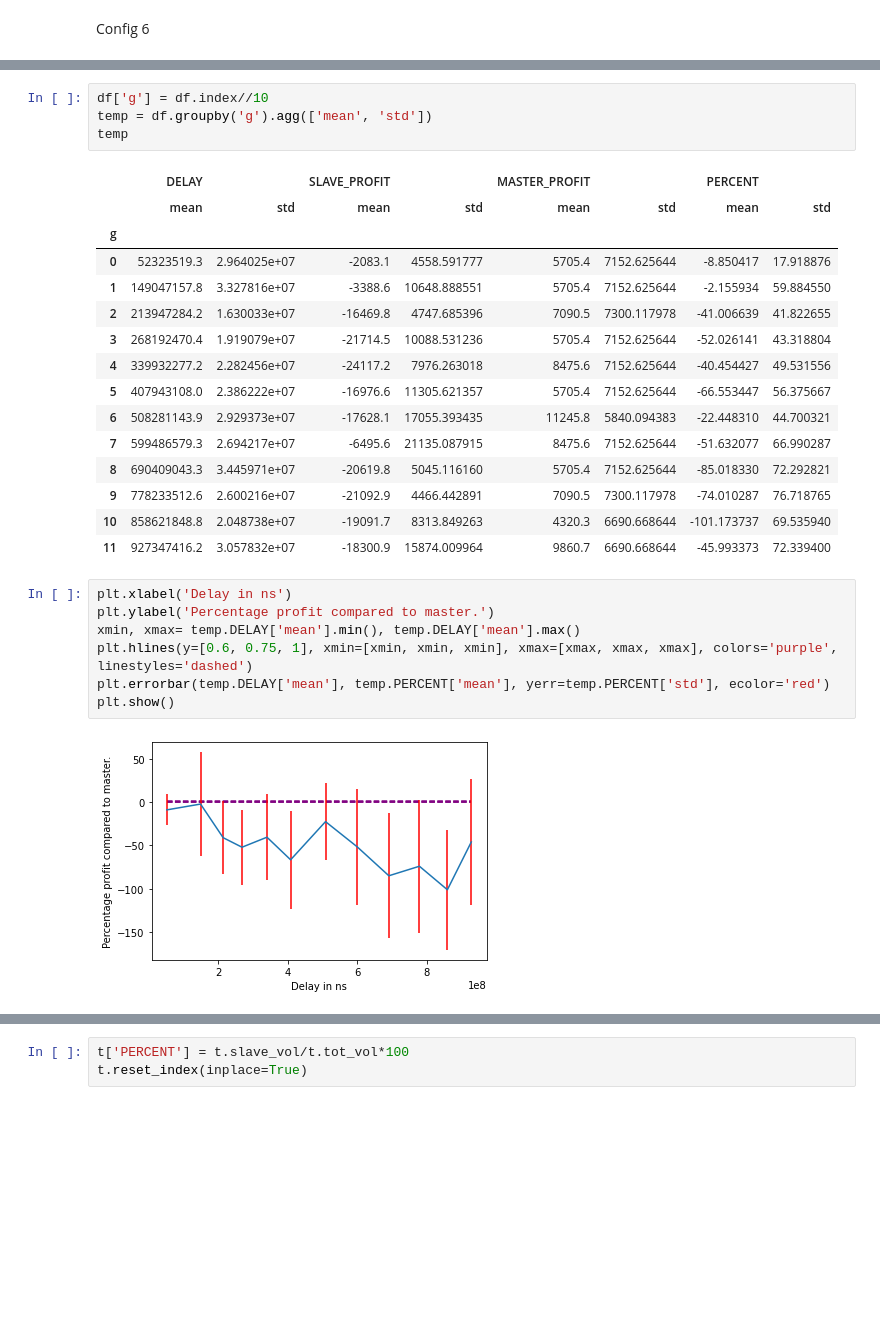
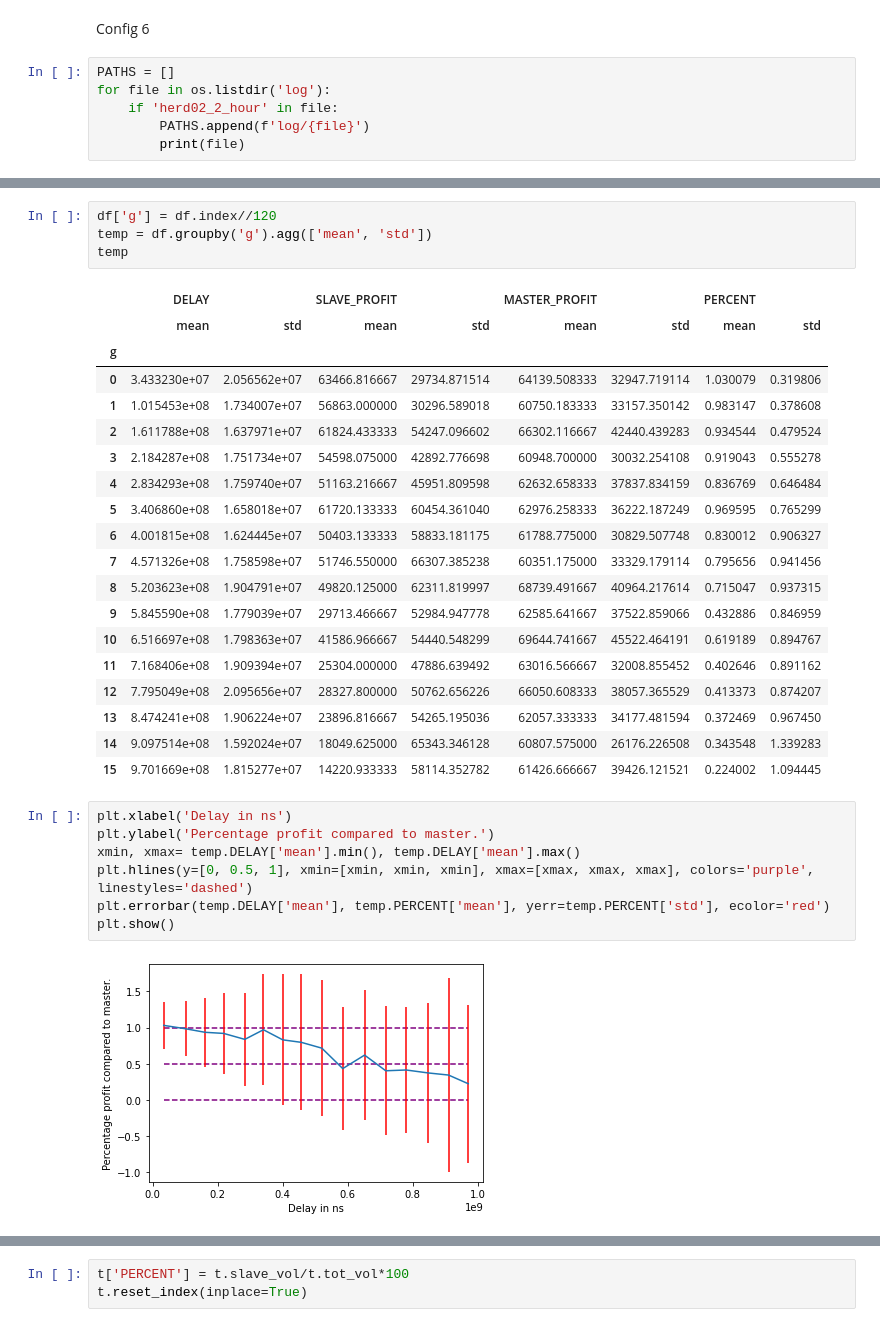
Before and after one commit to hogier/abides, a Jupyter notebook: explore.ipynb, the cells around one changed output, grey strips where cells are left out. Cells and saved outputs as stored; diff of their text form; blank space fills up the shorter version.

```diff
--- a/explore.ipynb
+++ b/explore.ipynb
@@ -494,2 +292,8 @@ plt.show()
 # %% [markdown]
 Config 6
+# %%
+PATHS = []
+for file in os.listdir('log'):
+    if 'herd02_2_hour' in file:
+        PATHS.append(f'log/{file}')
+        print(file)
@@ -531,32 +350,36 @@ df
 # %%
-df['g'] = df.index//10
+df['g'] = df.index//120
 temp = df.groupby('g').agg(['mean', 'std'])
 temp
 # %% [output]
 |  | DELAY |  | SLAVE_PROFIT |  | MASTER_PROFIT |  | PERCENT |  |
 |  | mean | std | mean | std | mean | std | mean | std |
 | g |  |  |  |  |  |  |  |  |
-| 0 | 52323519.3 | 2.964025e+07 | -2083.1 | 4558.591777 | 5705.4 | 7152.625644 | -8.850417 | 17.918876 |
-| 1 | 149047157.8 | 3.327816e+07 | -3388.6 | 10648.888551 | 5705.4 | 7152.625644 | -2.155934 | 59.884550 |
-| 2 | 213947284.2 | 1.630033e+07 | -16469.8 | 4747.685396 | 7090.5 | 7300.117978 | -41.006639 | 41.822655 |
-| 3 | 268192470.4 | 1.919079e+07 | -21714.5 | 10088.531236 | 5705.4 | 7152.625644 | -52.026141 | 43.318804 |
-| 4 | 339932277.2 | 2.282456e+07 | -24117.2 | 7976.263018 | 8475.6 | 7152.625644 | -40.454427 | 49.531556 |
-| 5 | 407943108.0 | 2.386222e+07 | -16976.6 | 11305.621357 | 5705.4 | 7152.625644 | -66.553447 | 56.375667 |
-| 6 | 508281143.9 | 2.929373e+07 | -17628.1 | 17055.393435 | 11245.8 | 5840.094383 | -22.448310 | 44.700321 |
-| 7 | 599486579.3 | 2.694217e+07 | -6495.6 | 21135.087915 | 8475.6 | 7152.625644 | -51.632077 | 66.990287 |
-| 8 | 690409043.3 | 3.445971e+07 | -20619.8 | 5045.116160 | 5705.4 | 7152.625644 | -85.018330 | 72.292821 |
-| 9 | 778233512.6 | 2.600216e+07 | -21092.9 | 4466.442891 | 7090.5 | 7300.117978 | -74.010287 | 76.718765 |
-| 10 | 858621848.8 | 2.048738e+07 | -19091.7 | 8313.849263 | 4320.3 | 6690.668644 | -101.173737 | 69.535940 |
-| 11 | 927347416.2 | 3.057832e+07 | -18300.9 | 15874.009964 | 9860.7 | 6690.668644 | -45.993373 | 72.339400 |
+| 0 | 3.433230e+07 | 2.056562e+07 | 63466.816667 | 29734.871514 | 64139.508333 | 32947.719114 | 1.030079 | 0.319806 |
+| 1 | 1.015453e+08 | 1.734007e+07 | 56863.000000 | 30296.589018 | 60750.183333 | 33157.350142 | 0.983147 | 0.378608 |
+| 2 | 1.611788e+08 | 1.637971e+07 | 61824.433333 | 54247.096602 | 66302.116667 | 42440.439283 | 0.934544 | 0.479524 |
+| 3 | 2.184287e+08 | 1.751734e+07 | 54598.075000 | 42892.776698 | 60948.700000 | 30032.254108 | 0.919043 | 0.555278 |
+| 4 | 2.834293e+08 | 1.759740e+07 | 51163.216667 | 45951.809598 | 62632.658333 | 37837.834159 | 0.836769 | 0.646484 |
+| 5 | 3.406860e+08 | 1.658018e+07 | 61720.133333 | 60454.361040 | 62976.258333 | 36222.187249 | 0.969595 | 0.765299 |
+| 6 | 4.001815e+08 | 1.624445e+07 | 50403.133333 | 58833.181175 | 61788.775000 | 30829.507748 | 0.830012 | 0.906327 |
+| 7 | 4.571326e+08 | 1.758598e+07 | 51746.550000 | 66307.385238 | 60351.175000 | 33329.179114 | 0.795656 | 0.941456 |
+| 8 | 5.203623e+08 | 1.904791e+07 | 49820.125000 | 62311.819997 | 68739.491667 | 40964.217614 | 0.715047 | 0.937315 |
+| 9 | 5.845590e+08 | 1.779039e+07 | 29713.466667 | 52984.947778 | 62585.641667 | 37522.859066 | 0.432886 | 0.846959 |
+| 10 | 6.516697e+08 | 1.798363e+07 | 41586.966667 | 54440.548299 | 69644.741667 | 45522.464191 | 0.619189 | 0.894767 |
+| 11 | 7.168406e+08 | 1.909394e+07 | 25304.000000 | 47886.639492 | 63016.566667 | 32008.855452 | 0.402646 | 0.891162 |
+| 12 | 7.795049e+08 | 2.095656e+07 | 28327.800000 | 50762.656226 | 66050.608333 | 38057.365529 | 0.413373 | 0.874207 |
+| 13 | 8.474241e+08 | 1.906224e+07 | 23896.816667 | 54265.195036 | 62057.333333 | 34177.481594 | 0.372469 | 0.967450 |
+| 14 | 9.097514e+08 | 1.592024e+07 | 18049.625000 | 65343.346128 | 60807.575000 | 26176.226508 | 0.343548 | 1.339283 |
+| 15 | 9.701669e+08 | 1.815277e+07 | 14220.933333 | 58114.352782 | 61426.666667 | 39426.121521 | 0.224002 | 1.094445 |
 # %%
 plt.xlabel('Delay in ns')
 plt.ylabel('Percentage profit compared to master.')
 xmin, xmax= temp.DELAY['mean'].min(), temp.DELAY['mean'].max()
-plt.hlines(y=[0.6, 0.75, 1], xmin=[xmin, xmin, xmin], xmax=[xmax, xmax, xmax], colors='purple', linestyles='dashed')
+plt.hlines(y=[0, 0.5, 1], xmin=[xmin, xmin, xmin], xmax=[xmax, xmax, xmax], colors='purple', linestyles='dashed')
 plt.errorbar(temp.DELAY['mean'], temp.PERCENT['mean'], yerr=temp.PERCENT['std'], ecolor='red')
 plt.show()
 # %% [output]
-[figure, old version]
+[figure, new version]
 # %%
 t = get_herd_impact(PATHS, slave_ids)
 t
```
Also changed, not shown: parts of 33 cells of this notebook, 3 other files.
